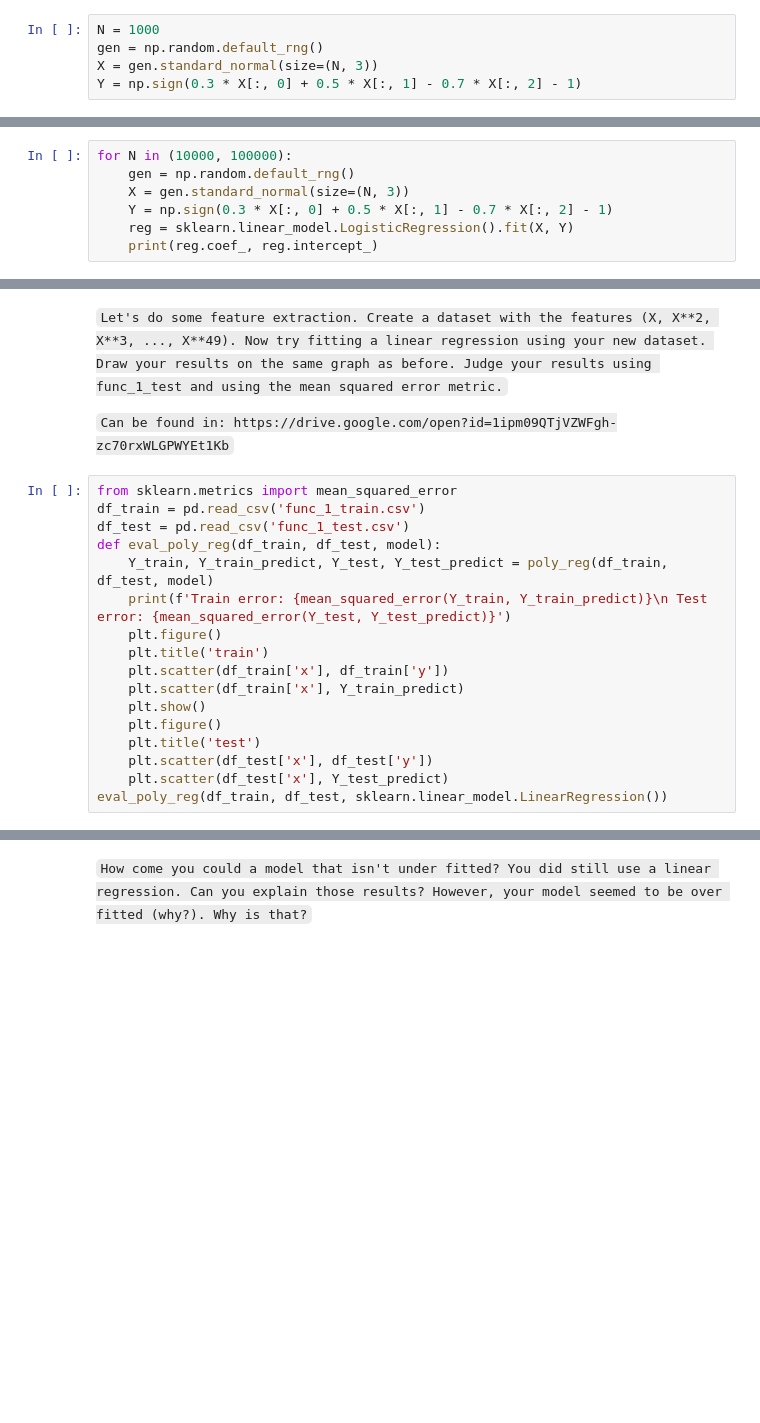
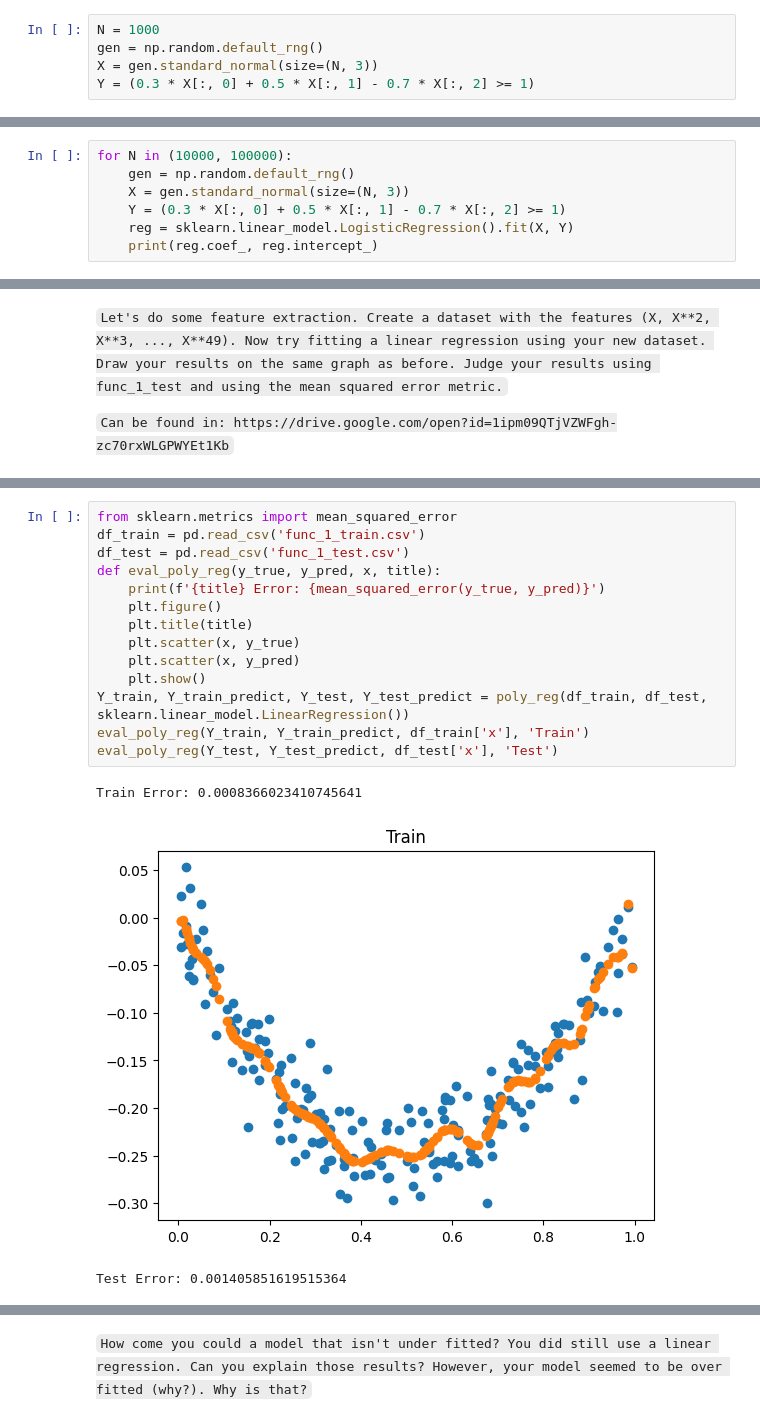
Before and after one commit to roy-boy-1/shampoo, a Jupyter notebook: regression/regression.ipynb, the cells around one changed output, grey strips where cells are left out. Drawn from its saved outputs; the diff is of its cells as text; blank space fills up the shorter version.

````diff
--- a/regression/regression.ipynb
+++ b/regression/regression.ipynb
@@ -43,7 +45,7 @@ $Y = (0.3\cdot X[:,0] + 0.5\cdot X[:,1] - 0.7\cdot X[:,2] \geq 1)$
 N = 1000
 gen = np.random.default_rng()
 X = gen.standard_normal(size=(N, 3))
-Y = np.sign(0.3 * X[:, 0] + 0.5 * X[:, 1] - 0.7 * X[:, 2] - 1)
+Y = (0.3 * X[:, 0] + 0.5 * X[:, 1] - 0.7 * X[:, 2] >= 1)
 # %% [markdown]
 ```Train a simple logistic regression (sklearn.linear_model.LogisticRegression) on the data. What coefficients did you get using your logistic regression? Did you expect those coefficients? Why, or why not?```
 # %%
@@ -59,7 +61,7 @@ Answer: Coefficients arent the same as the input function's as logistic regressi
 for N in (10000, 100000):
     gen = np.random.default_rng()
     X = gen.standard_normal(size=(N, 3))
-    Y = np.sign(0.3 * X[:, 0] + 0.5 * X[:, 1] - 0.7 * X[:, 2] - 1)
+    Y = (0.3 * X[:, 0] + 0.5 * X[:, 1] - 0.7 * X[:, 2] >= 1)
     reg = sklearn.linear_model.LogisticRegression().fit(X, Y)
     print(reg.coef_, reg.intercept_)
 # %% [output]
@@ -118,20 +121,3 @@ def poly_reg(df_train, df_test, model):
 ```Let's do some feature extraction. Create a dataset with the features (X, X**2, X**3, ..., X**49). Now try fitting a linear regression using your new dataset. Draw your results on the same graph as before. Judge your results using func_1_test and using the mean squared error metric.```
 
 ```Can be found in: https://drive.google.com/open?id=1ipm09QTjVZWFgh-zc70rxWLGPWYEt1Kb```
-# %%
-from sklearn.metrics import mean_squared_error
-df_train = pd.read_csv('func_1_train.csv')
-df_test = pd.read_csv('func_1_test.csv')
-def eval_poly_reg(df_train, df_test, model):
-    Y_train, Y_train_predict, Y_test, Y_test_predict = poly_reg(df_train, df_test, model)
-    print(f'Train error: {mean_squared_error(Y_train, Y_train_predict)}\n Test error: {mean_squared_error(Y_test, Y_test_predict)}')
-    plt.figure()
-    plt.title('train')
-    plt.scatter(df_train['x'], df_train['y'])
-    plt.scatter(df_train['x'], Y_train_predict)
-    plt.show()
-    plt.figure()
-    plt.title('test')
-    plt.scatter(df_test['x'], df_test['y'])
-    plt.scatter(df_test['x'], Y_test_predict)
-eval_poly_reg(df_train, df_test, sklearn.linear_model.LinearRegression())
@@ -142,0 +124,18 @@ Train error: 0.0008366023410745641
+# %%
+from sklearn.metrics import mean_squared_error
+df_train = pd.read_csv('func_1_train.csv')
+df_test = pd.read_csv('func_1_test.csv')
+def eval_poly_reg(y_true, y_pred, x, title):
+    print(f'{title} Error: {mean_squared_error(y_true, y_pred)}')
+    plt.figure()
+    plt.title(title)
+    plt.scatter(x, y_true)
+    plt.scatter(x, y_pred)
+    plt.show()
+Y_train, Y_train_predict, Y_test, Y_test_predict = poly_reg(df_train, df_test, sklearn.linear_model.LinearRegression())
+eval_poly_reg(Y_train, Y_train_predict, df_train['x'], 'Train')
+eval_poly_reg(Y_test, Y_test_predict, df_test['x'], 'Test')
+# %% [output]
+Train Error: 0.0008366023410745641
+[figure, added]
+Test Error: 0.001405851619515364
````
Also changed, not shown: parts of 16 cells of this notebook.
